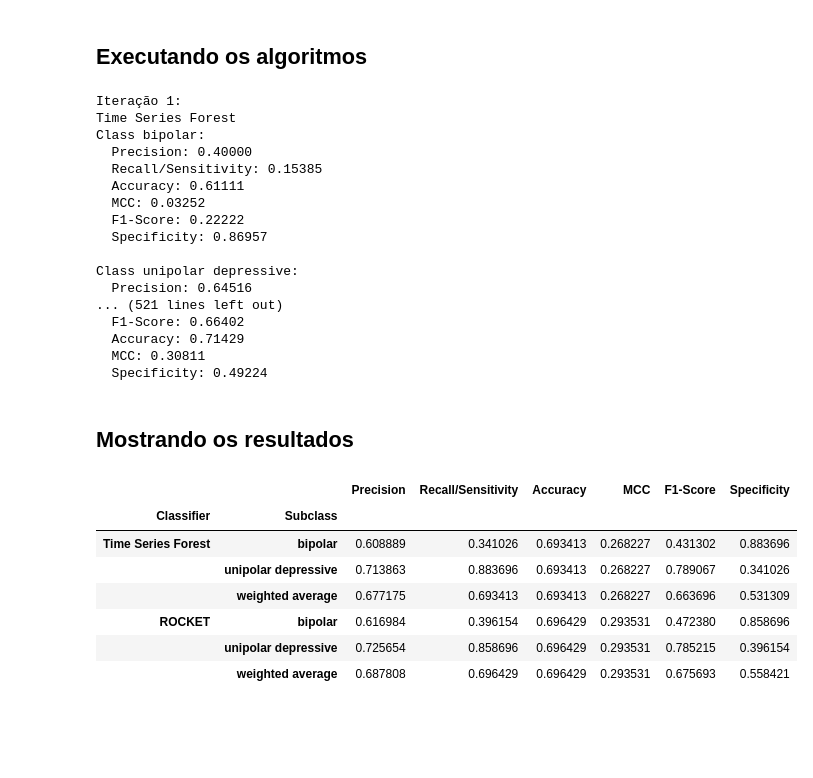
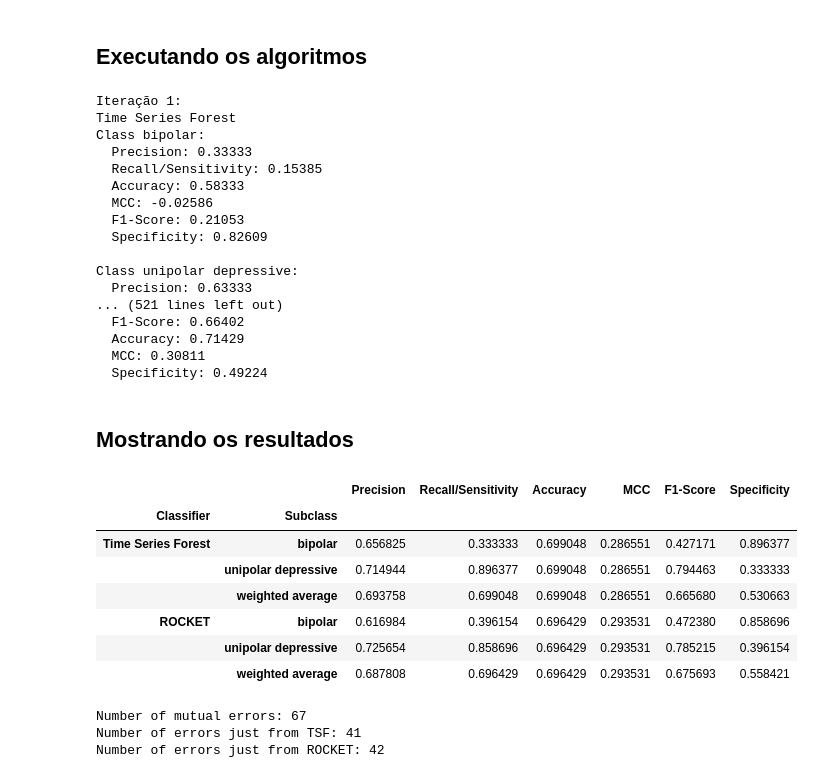
Before and after one commit to GuiFigueired0/Trabalho-Final---INF420, a Jupyter notebook: Classification.ipynb, the cells around one changed output. Saved outputs shown, nothing was run; the diff lists cells and outputs as text; code cells hidden in the pictures; blank space fills up the shorter version.

```diff
--- a/Classification.ipynb
+++ b/Classification.ipynb
@@ -113,6 +138,7 @@ def organize_metrics(metrics, classes):
 ## Seperando o dataset entre X e y (features e classe)
 # %%
 X = to_2D_array(df, 1440, 'activity')
+X = scale(X)
 y = df.iloc[[ i*1440 for i in range(1029) ], -1].values
 print('Formato X:', X.shape)
 print('Formato y:', y.shape)
@@ -191,51 +263,53 @@ depressed_df.sort_values(by='afftype', inplace=True)
 # %% [markdown]
 ## Seperando o dataset entre X e y (features e classe)
 # %%
-X = to_2D_array(depressed_df, 1440, 'activity')
-y = depressed_df.iloc[[ i*1440 for i in range(X.shape[0]) ], -2].values
-print('Formato X:', X.shape)
-print('Formato y:', y.shape)
+h_X = to_2D_array(depressed_df, 1440, 'activity')
+h_y = depressed_df.iloc[[ i*1440 for i in range(h_X.shape[0]) ], -2].values
+print('Formato X:', h_X.shape)
+print('Formato y:', h_y.shape)
 # %% [output]
 Formato X: (359, 1440)
 Formato y: (359,)
 # %% [markdown]
 ## Executando os algoritmos
 # %%
-count: int = 0
-metrics = dict()
-metrics['Time Series Forest'] = []
-metrics['ROCKET'] = []
+count = 0
+h_metrics = { 'Time Series Forest': [], 'ROCKET': [] }
+h_errors = { 'Time Series Forest': [], 'ROCKET': [] }
 classes = ['bipolar', 'unipolar depressive']
 cv = StratifiedKFold(n_splits=10, shuffle=True, random_state=42)
-for train_index, test_index in cv.split(X, y):
-    X_train, X_test = X[train_index], X[test_index]
-    y_train, y_test = y[train_index], y[test_index]
+for train_index, test_index in cv.split(h_X, h_y):
+    X_train, X_test = h_X[train_index], h_X[test_index]
+    y_train, y_test = h_y[train_index], h_y[test_index]
 
-    tsf = TimeSeriesForestClassifier(random_state=42, n_jobs=-1)
+    tsf = TimeSeriesForestClassifier(random_state=42, n_jobs=-1, min_interval=45, n_estimators=500)
     rocket = RocketClassifier(random_state=42, n_jobs=-1)
 
     count += 1
     print(f'Iteração {count}: ')
     print("Time Series Forest")
     y_pred = run_classifier(tsf, X_train, X_test, y_train)
-    metrics['Time Series Forest'].append(evaluate_classifier(y_test, y_pred, classes))
+    h_errors['Time Series Forest'].extend(test_index[y_pred != y_test])
+    h_metrics['Time Series Forest'].append(evaluate_classifier(y_test, y_pred, classes))
+
     print("\nROCKET")
     y_pred = run_classifier(rocket, X_train, X_test, y_train)
-    metrics['ROCKET'].append(evaluate_classifier(y_test, y_pred, classes))
+    h_errors['ROCKET'].extend(test_index[y_pred != y_test])
+    h_metrics['ROCKET'].append(evaluate_classifier(y_test, y_pred, classes))
     print('\n')
 # %% [output]
 Iteração 1:
 Time Series Forest
 Class bipolar:
-  Precision: 0.40000
+  Precision: 0.33333
   Recall/Sensitivity: 0.15385
-  Accuracy: 0.61111
-  MCC: 0.03252
-  F1-Score: 0.22222
-  Specificity: 0.86957
+  Accuracy: 0.58333
+  MCC: -0.02586
+  F1-Score: 0.21053
+  Specificity: 0.82609
 
 Class unipolar depressive:
-  Precision: 0.64516
+  Precision: 0.63333
 ... (521 lines left out)
   F1-Score: 0.66402
   Accuracy: 0.71429
@@ -244,15 +318,15 @@ Class unipolar depressive:
 # %% [markdown]
 ## Mostrando os resultados
 # %%
-metrics_df = organize_metrics(metrics, list(classes + ['weighted average']))
+h_metrics_df = organize_metrics(h_metrics, list(classes + ['weighted average']))
 # %%
-display(metrics_df)
+display(h_metrics_df)
 # %% [output]
 |  |  | Precision | Recall/Sensitivity | Accuracy | MCC | F1-Score | Specificity |
 | Classifier | Subclass |  |  |  |  |  |  |
-| Time Series Forest | bipolar | 0.608889 | 0.341026 | 0.693413 | 0.268227 | 0.431302 | 0.883696 |
-|  | unipolar depressive | 0.713863 | 0.883696 | 0.693413 | 0.268227 | 0.789067 | 0.341026 |
-|  | weighted average | 0.677175 | 0.693413 | 0.693413 | 0.268227 | 0.663696 | 0.531309 |
+| Time Series Forest | bipolar | 0.656825 | 0.333333 | 0.699048 | 0.286551 | 0.427171 | 0.896377 |
+|  | unipolar depressive | 0.714944 | 0.896377 | 0.699048 | 0.286551 | 0.794463 | 0.333333 |
+|  | weighted average | 0.693758 | 0.699048 | 0.699048 | 0.286551 | 0.665680 | 0.530663 |
 | ROCKET | bipolar | 0.616984 | 0.396154 | 0.696429 | 0.293531 | 0.472380 | 0.858696 |
 |  | unipolar depressive | 0.725654 | 0.858696 | 0.696429 | 0.293531 | 0.785215 | 0.396154 |
 |  | weighted average | 0.687808 | 0.696429 | 0.696429 | 0.293531 | 0.675693 | 0.558421 |
@@ -258,0 +335,11 @@ display(metrics_df)
+# %%
+h_just_tsf = [ x for x in h_errors['Time Series Forest'] if x not in h_errors['ROCKET'] ]
+h_just_rocket = [ x for x in h_errors['ROCKET'] if x not in h_errors['Time Series Forest'] ]
+h_both = [ x for x in h_errors['Time Series Forest'] if x in h_errors['ROCKET'] ]
+print(f'Number of mutual errors: {len(h_both)}')
+print(f'Number of errors just from TSF: {len(h_just_tsf)}')
+print(f'Number of errors just from ROCKET: {len(h_just_rocket)}')
+# %% [output]
+Number of mutual errors: 67
+Number of errors just from TSF: 41
+Number of errors just from ROCKET: 42
```
Also changed, not shown: parts of 13 cells of this notebook, 1 other file.
